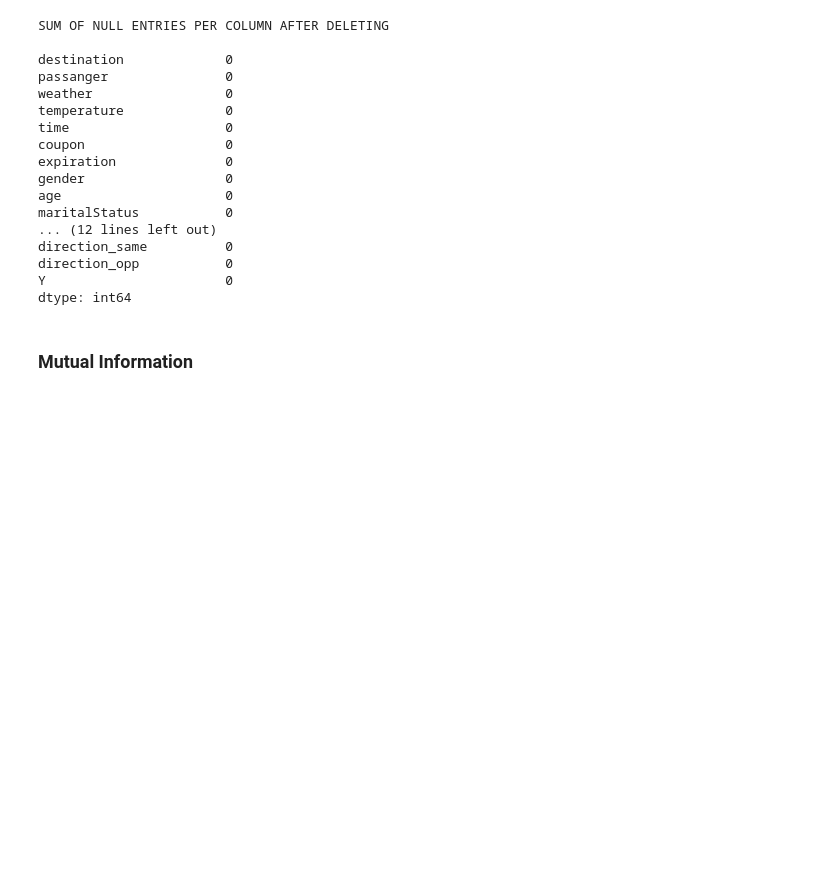
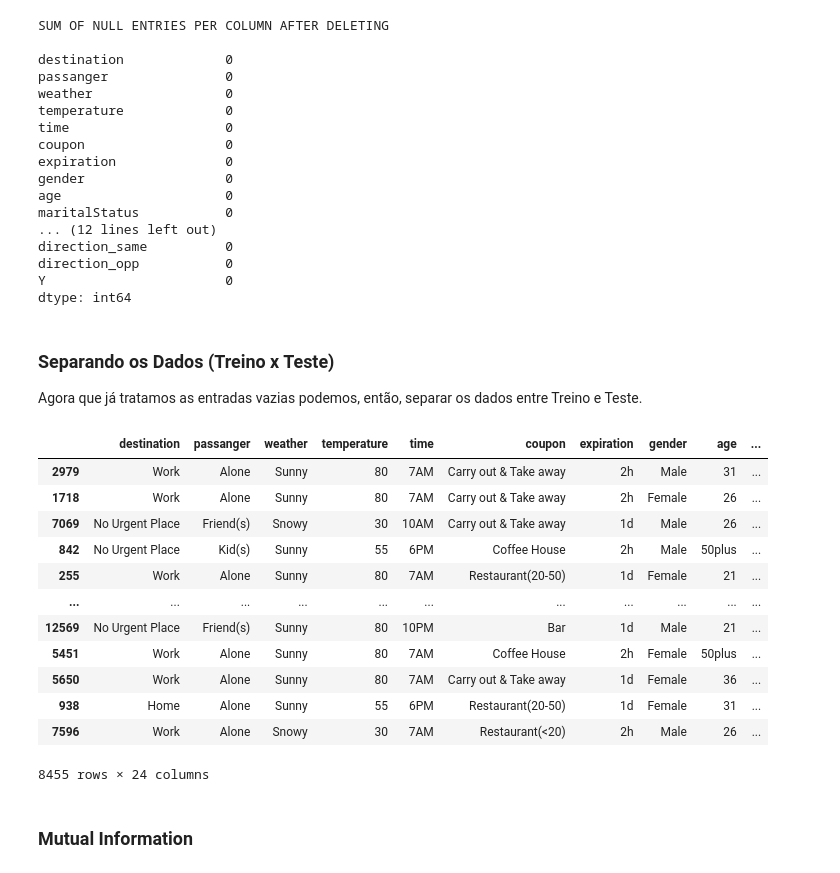
Before and after one commit to TheDeas343/MC886, a Jupyter notebook: Projects/P1/MC886_T1.ipynb, the cells around one changed output. Drawn from its saved outputs; the diff is of its cells as text; code cells hidden in the pictures; blank space fills up the shorter version.

```diff
--- a/Projects/P1/MC886_T1.ipynb
+++ b/Projects/P1/MC886_T1.ipynb
@@ -700,3 +702,7 @@ direction_same          0
 direction_opp           0
 Y                       0
 dtype: int64
+# %% [markdown]
+### Separando os Dados (Treino x Teste)
+
+Agora que já tratamos as entradas vazias podemos, então, separar os dados entre Treino e Teste.
@@ -703,3 +717,19 @@ dtype: int64
+# %%
+X_train
+# %% [output]
+|  | destination | passanger | weather | temperature | time | coupon | expiration | gender | age | ... |
+| 2979 | Work | Alone | Sunny | 80 | 7AM | Carry out & Take away | 2h | Male | 31 | ... |
+| 1718 | Work | Alone | Sunny | 80 | 7AM | Carry out & Take away | 2h | Female | 26 | ... |
+| 7069 | No Urgent Place | Friend(s) | Snowy | 30 | 10AM | Carry out & Take away | 1d | Male | 26 | ... |
+| 842 | No Urgent Place | Kid(s) | Sunny | 55 | 6PM | Coffee House | 2h | Male | 50plus | ... |
+| 255 | Work | Alone | Sunny | 80 | 7AM | Restaurant(20-50) | 1d | Female | 21 | ... |
+| ... | ... | ... | ... | ... | ... | ... | ... | ... | ... | ... |
+| 12569 | No Urgent Place | Friend(s) | Sunny | 80 | 10PM | Bar | 1d | Male | 21 | ... |
+| 5451 | Work | Alone | Sunny | 80 | 7AM | Coffee House | 2h | Female | 50plus | ... |
+| 5650 | Work | Alone | Sunny | 80 | 7AM | Carry out & Take away | 1d | Female | 36 | ... |
+| 938 | Home | Alone | Sunny | 55 | 6PM | Restaurant(20-50) | 1d | Female | 31 | ... |
+| 7596 | Work | Alone | Snowy | 30 | 7AM | Restaurant(<20) | 2h | Male | 26 | ... |
+8455 rows × 24 columns
 # %% [markdown]
 ### Mutual Information
 # %%
```
Also changed, not shown: parts of 17 cells of this notebook.
